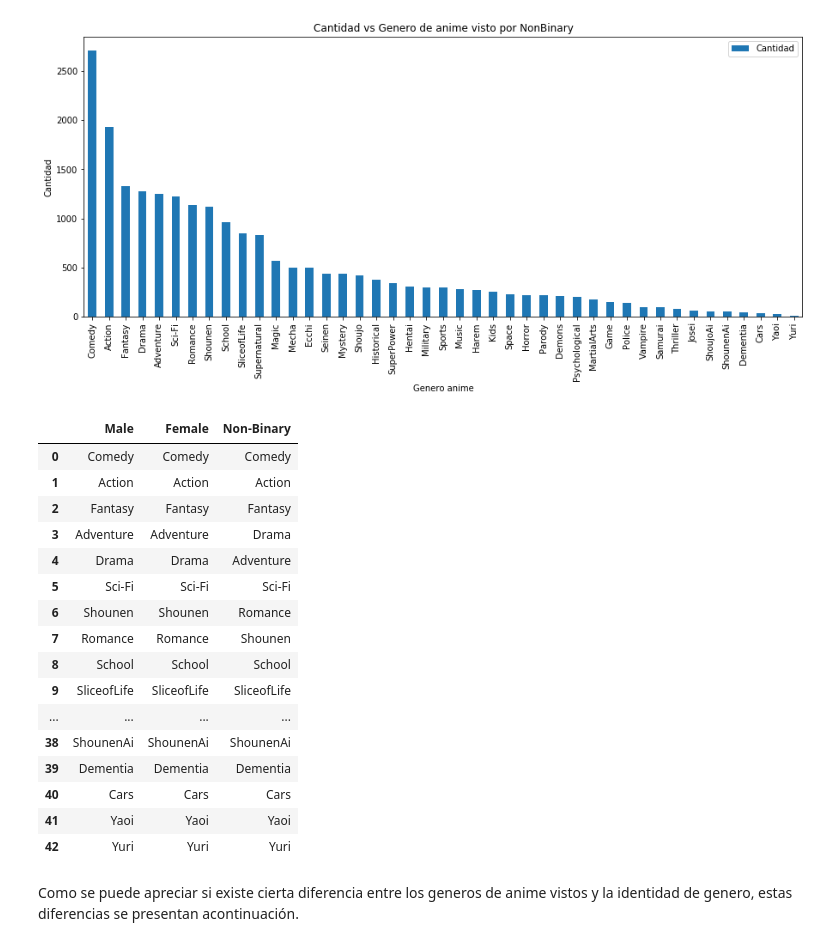
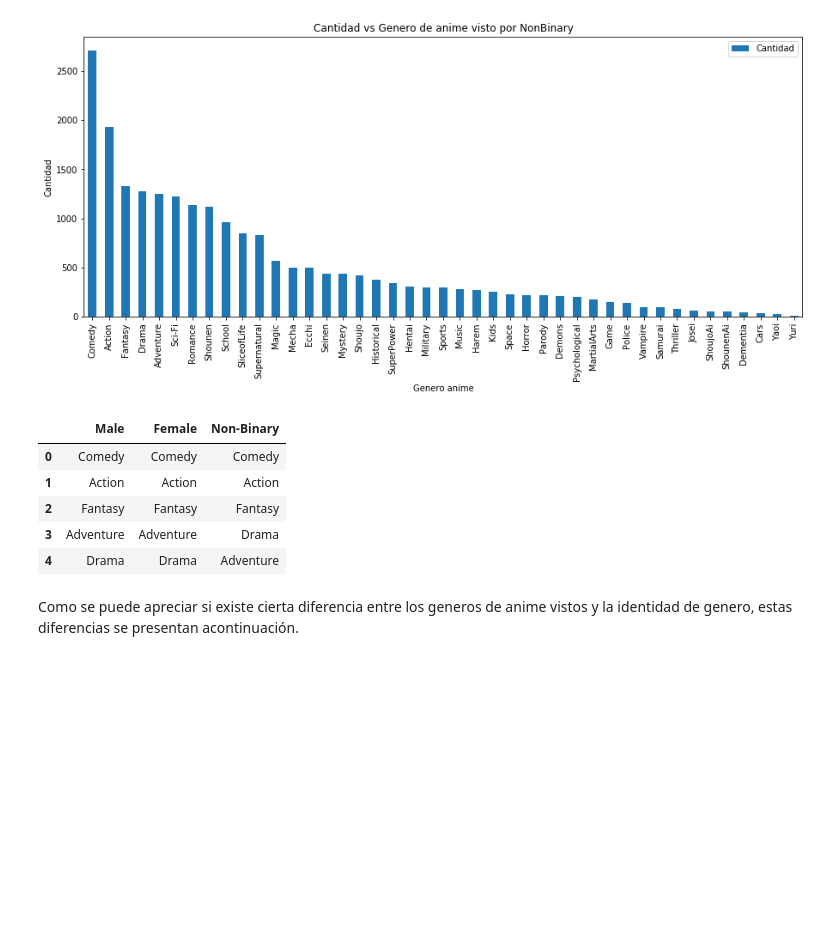
Before and after one commit to diegoolguinw/AnimeDataSet, a Jupyter notebook: Proyecto Mineria de Datos.ipynb, the cells around one changed output. Drawn from its saved outputs; the diff is of its cells as text; code cells hidden in the pictures; blank space fills up the shorter version.

```diff
--- a/Proyecto Mineria de Datos.ipynb
+++ b/Proyecto Mineria de Datos.ipynb
@@ -1451,0 +1478,13 @@ SyntaxError: invalid syntax (<ipython-input-175-164ea07774da>, line 1)
+# %%
+listJoinDate = []
+joinDate = userList['join_date'].tolist()
+for i in joinDate:
+    listJoinDate.append(i.split('-')[0])
+
+listJoinDate = sorted(listJoinDate)
+
+plt.figure(figsize=(16,6))
+plt.hist(listJoinDate,bins = len(np.unique(listJoinDate)))
+plt.ylabel('Cantidad')
+plt.xlabel('Fecha de Unirse')
+plt.show()
@@ -1451,0 +1493,13 @@ SyntaxError: invalid syntax (<ipython-input-175-164ea07774da>, line 1)
+# %%
+listJoinDate = []
+joinDate = userList['last_online'].tolist()
+for i in joinDate:
+    listJoinDate.append(i.split('-')[0])
+
+listJoinDate = sorted(listJoinDate)
+
+plt.figure(figsize=(16,6))
+plt.hist(listJoinDate,bins = len(np.unique(listJoinDate)))
+plt.ylabel('Cantidad')
+plt.xlabel('Fecha Ultima visita')
+plt.show()
@@ -1674,28 +1732,17 @@ plt.show()
 # %%
 listaValores = []
 for i in range(len(nonBinaryGenere)):
     listaValores.append([maleGenere[i],femaleGenere[i],nonBinaryGenere[i]])
 
 orderdf = pd.DataFrame(listaValores,columns = ['Male','Female','Non-Binary'])
-orderdf
+orderdf.head()
 # %% [output]
 |  | Male | Female | Non-Binary |
 | 0 | Comedy | Comedy | Comedy |
 | 1 | Action | Action | Action |
 | 2 | Fantasy | Fantasy | Fantasy |
 | 3 | Adventure | Adventure | Drama |
 | 4 | Drama | Drama | Adventure |
-| 5 | Sci-Fi | Sci-Fi | Sci-Fi |
-| 6 | Shounen | Shounen | Romance |
-| 7 | Romance | Romance | Shounen |
-| 8 | School | School | School |
-| 9 | SliceofLife | SliceofLife | SliceofLife |
-| ... | ... | ... | ... |
-| 38 | ShounenAi | ShounenAi | ShounenAi |
-| 39 | Dementia | Dementia | Dementia |
-| 40 | Cars | Cars | Cars |
-| 41 | Yaoi | Yaoi | Yaoi |
-| 42 | Yuri | Yuri | Yuri |
 # %% [markdown]
 Como se puede apreciar si existe cierta diferencia entre los generos de anime vistos y la identidad de genero, estas diferencias se presentan acontinuación.
 # %%
```
Also changed, not shown: parts of 10 cells of this notebook.
